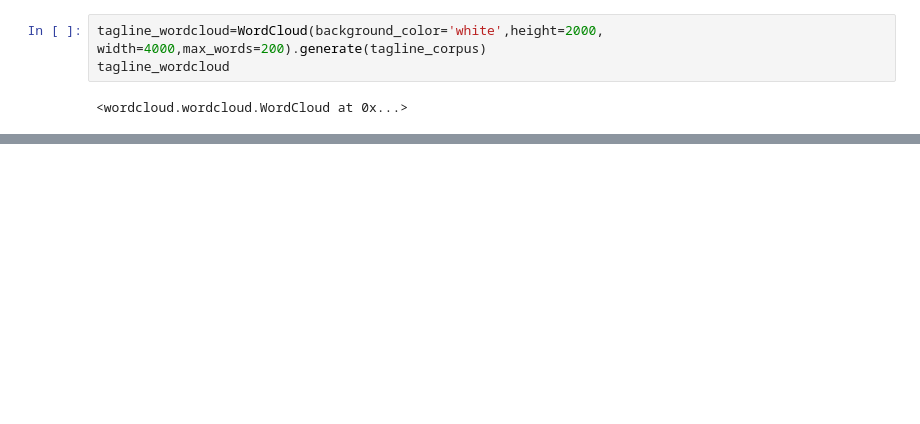
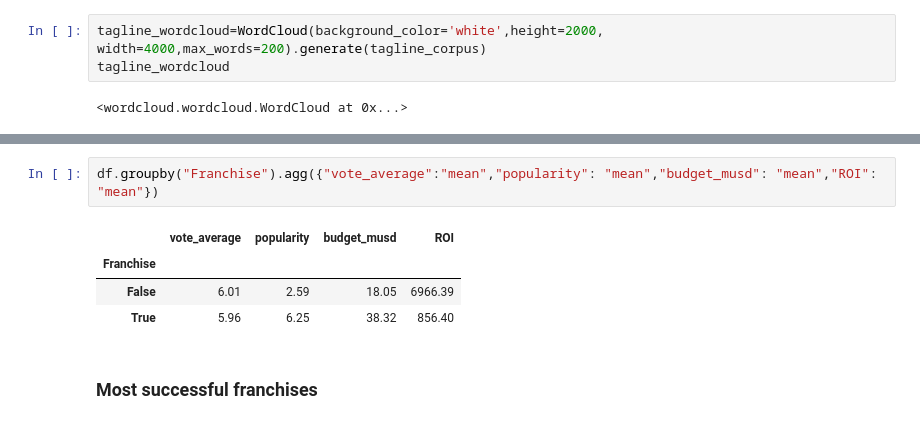
Before and after one commit to fatimzahra1/firstData, a Jupyter notebook: fork-of-notebook47b7e63fbc.ipynb, the cells around one changed output, grey strips where cells are left out. Saved outputs shown, nothing was run; the diff lists cells and outputs as text; blank space fills up the shorter version.

```diff
--- a/fork-of-notebook47b7e63fbc.ipynb
+++ b/fork-of-notebook47b7e63fbc.ipynb
@@ -542,0 +642,9 @@ plt.show()
+# %%
+df.groupby("Franchise").agg({"vote_average":"mean","popularity": "mean","budget_musd": "mean","ROI": "mean"})
+# %% [output]
+|  | vote_average | popularity | budget_musd | ROI |
+| Franchise |  |  |  |  |
+| False | 6.01 | 2.59 | 18.05 | 6966.39 |
+| True | 5.96 | 6.25 | 38.32 | 856.40 |
+# %% [markdown]
+### Most successful franchises
```
Also changed, not shown: parts of 24 cells of this notebook.
